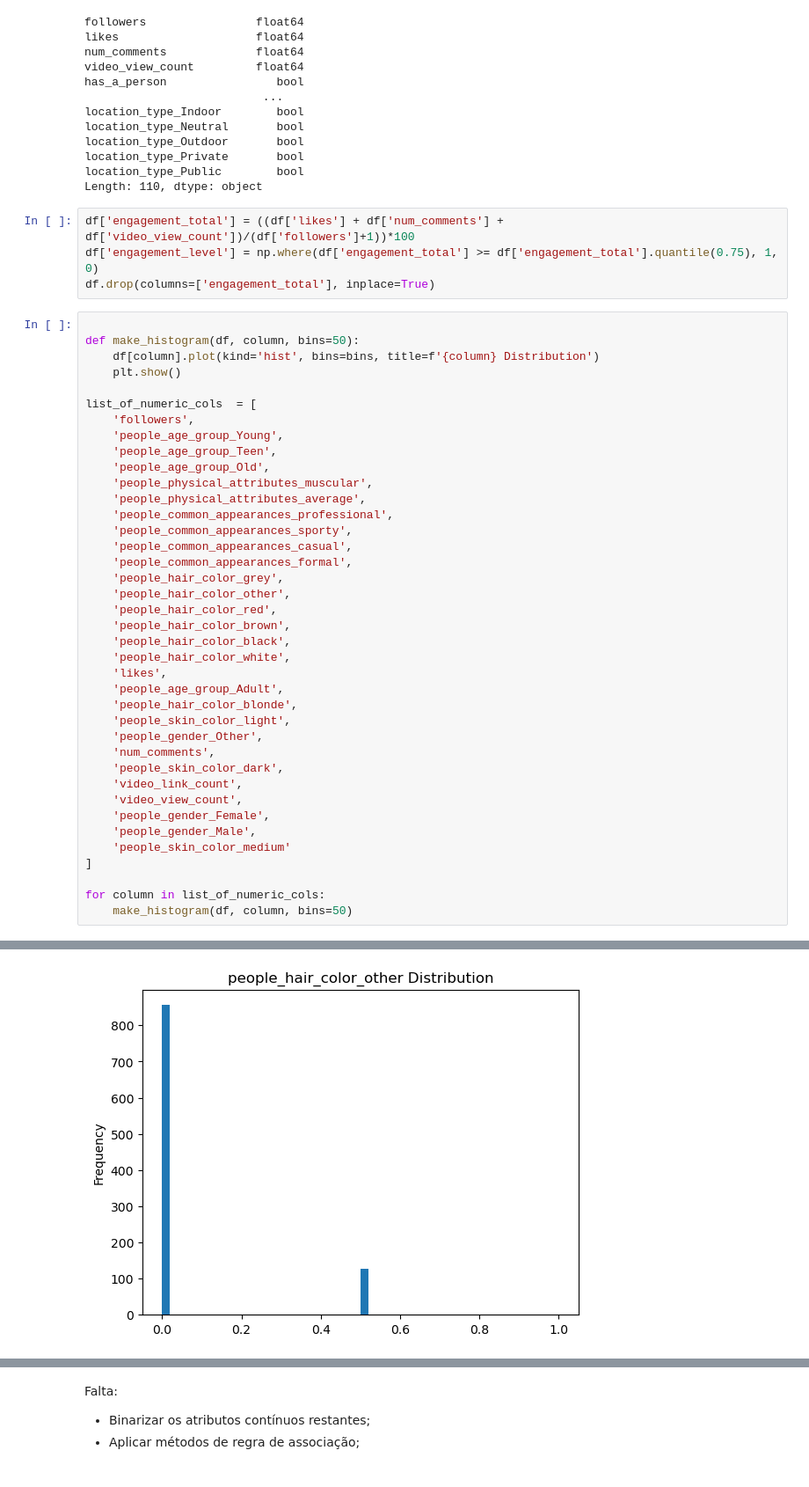
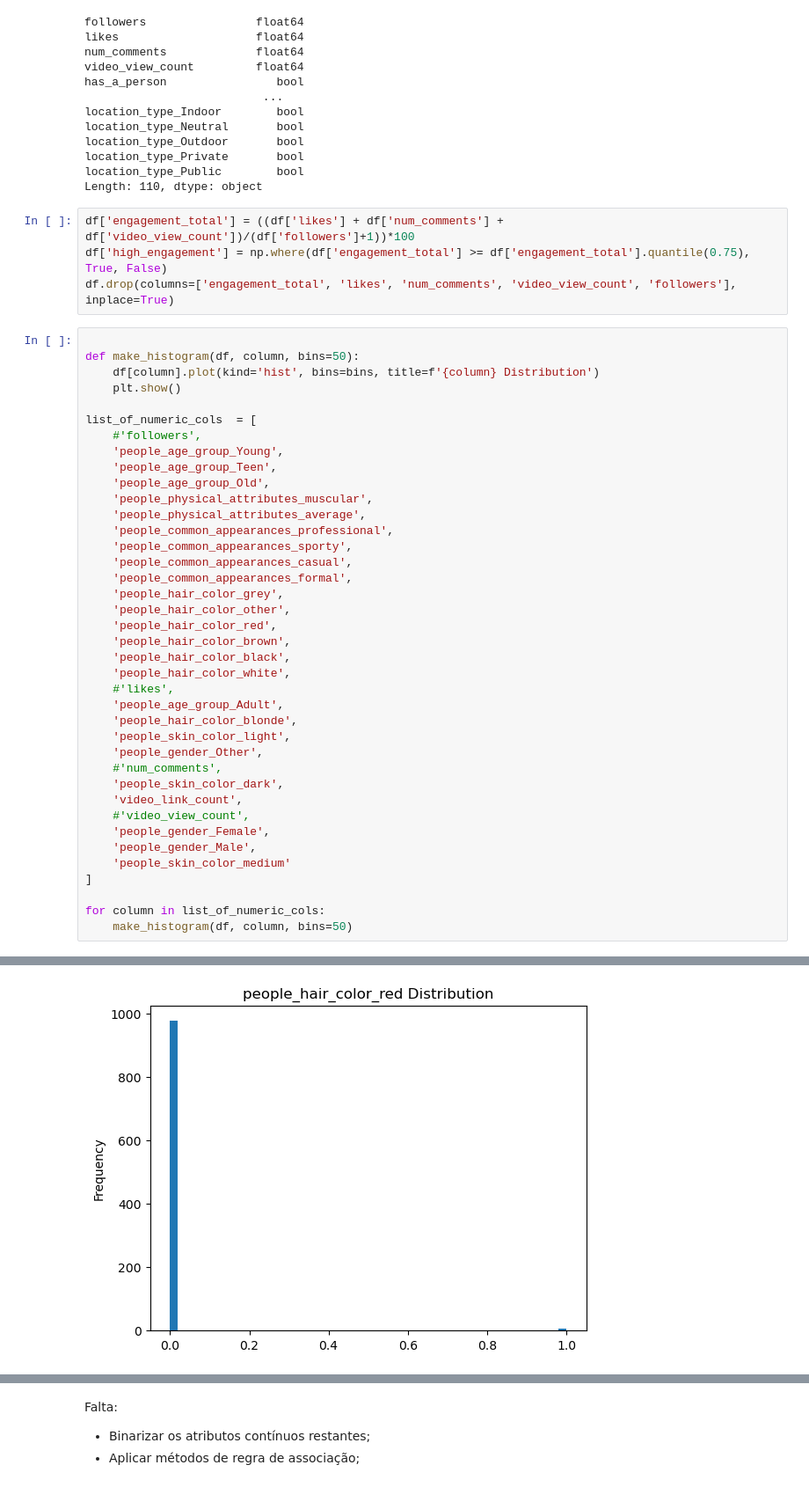
Before and after one commit to Patrick448/Data-Mining, a Jupyter notebook: 3-association-rules/association-rules.ipynb, the cells around one changed output, grey strips where cells are left out. Shown: that part at 88% size. Drawn from its saved outputs; the diff is of its cells as text.

```diff
--- a/3-association-rules/association-rules.ipynb
+++ b/3-association-rules/association-rules.ipynb
@@ -128,8 +130,8 @@ location_type_Public        bool
 Length: 110, dtype: object
 # %%
 df['engagement_total'] = ((df['likes'] + df['num_comments'] + df['video_view_count'])/(df['followers']+1))*100
-df['engagement_level'] = np.where(df['engagement_total'] >= df['engagement_total'].quantile(0.75), 1, 0)
-df.drop(columns=['engagement_total'], inplace=True)
+df['high_engagement'] = np.where(df['engagement_total'] >= df['engagement_total'].quantile(0.75), True, False)
+df.drop(columns=['engagement_total', 'likes', 'num_comments', 'video_view_count', 'followers'], inplace=True)
 # %%
 
 def make_histogram(df, column, bins=50):
@@ -137,7 +139,7 @@ def make_histogram(df, column, bins=50):
     plt.show()
 
 list_of_numeric_cols  = [
-    'followers',
+    #'followers',
     'people_age_group_Young',
     'people_age_group_Teen',
     'people_age_group_Old',
@@ -153,15 +155,15 @@ list_of_numeric_cols  = [
     'people_hair_color_brown',
     'people_hair_color_black',
     'people_hair_color_white',
-    'likes',
+    #'likes',
     'people_age_group_Adult',
     'people_hair_color_blonde',
     'people_skin_color_light',
     'people_gender_Other',
-    'num_comments',
+    #'num_comments',
     'people_skin_color_dark',
     'video_link_count',
-    'video_view_count',
+    #'video_view_count',
     'people_gender_Female',
     'people_gender_Male',
     'people_skin_color_medium'
@@ -184 +186 @@ for column in list_of_numeric_cols:
-[figure, old version]
+[figure, new version]
```
Also changed, not shown: parts of 6 cells of this notebook.
